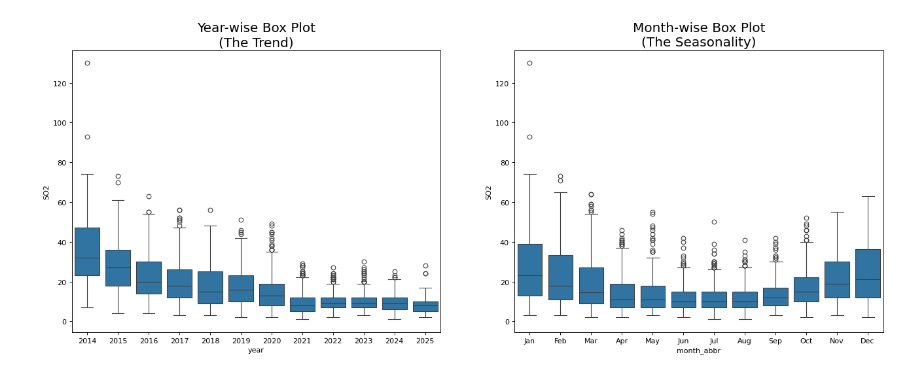
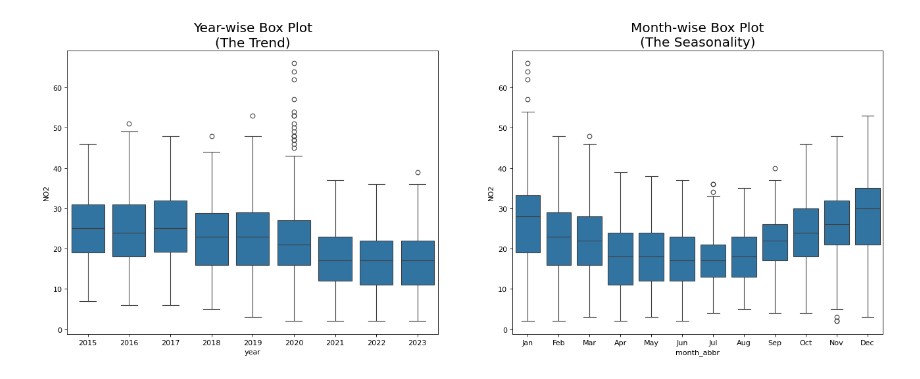
Before and after one commit to JosephMacula/umn_bootcamp_capstone_project, a Jupyter notebook: data-wrangling.ipynb, the cells around one changed output. Drawn from its saved outputs; the diff is of its cells as text; code cells hidden in the pictures.

```diff
--- a/data-wrangling.ipynb
+++ b/data-wrangling.ipynb
@@ -9,15 +11,14 @@ import datetime   # package that helps manipulate dates
 import matplotlib.dates as mdates
 import calendar
 # %%
-bjg_df = pd.read_csv('data/aqicn/beijing, west park.csv').dropna() # Capital city
+bjg_df = pd.read_csv('data/aqicn/beijing, west park.csv') # Capital city
 pzh_df = pd.read_csv('data/aqicn/panzhihua.csv') # Steel industry
 szh_df = pd.read_csv('data/aqicn/shuozhou.csv') # Coal center, Shanxi
-tyn_df = pd.read_csv('data/aqicn/taiyuan.csv') # Shanxi's capital city
 btu_df = pd.read_csv('data/aqicn/baotou.csv') # REE mining at Bayan Obo
 gzh_df = pd.read_csv('data/aqicn/ganzhou.csv')
 tsh_df = pd.read_csv('data/aqicn/tangshan.csv')
 # %%
-list_df = [bjg_df, pzh_df, szh_df, tyn_df, btu_df, gzh_df, tsh_df] # Update as needed
+list_df = [bjg_df, pzh_df, szh_df, btu_df, gzh_df, tsh_df] # Update as needed
 list_df_new=[]
 
 for df in list_df:
@@ -31,9 +32,12 @@ for df in list_df:
         if col != "date":
             data[col] = pd.to_numeric(data[col], errors='coerce')
 
+    data = data.dropna()
+    data = data.sort_values('date', ascending=False)
+
     list_df_new.append(data)
 
-[bjg_df, pzh_df, szh_df, tyn_df, btu_df, gzh_df, tsh_df] = list_df_new # Update as needed
+[bjg_df, pzh_df, szh_df, btu_df, gzh_df, tsh_df] = list_df_new # Update as needed
 # %%
 from dateutil.parser import parse     # package for date parsing
 import matplotlib as mpl
@@ -175,21 +179,21 @@ def seasonalityPlot(df, city_name, pollutant):
 # %%
 def boxPlot(df, pollutant):
     month_order = ['Jan', 'Feb', 'Mar', 'Apr', 'May', 'Jun',
                 'Jul', 'Aug', 'Sep', 'Oct', 'Nov', 'Dec']
     df['year'] = df.date.dt.year
     df['month'] = df.date.dt.month
     df['month_abbr'] = df.date.dt.strftime('%b')
     fig, axes = plt.subplots(1, 2, figsize=(20,7), dpi= 80)
     sns.boxplot(x='year', y=pollutant, data=df, ax=axes[0])
     sns.boxplot(x='month_abbr', y=pollutant, data=df.loc[~df.year.isin([2013, 2026]), :], order=month_order)
 
     # Set Title
     axes[0].set_title('Year-wise Box Plot\n(The Trend)', fontsize=18);
     axes[1].set_title('Month-wise Box Plot\n(The Seasonality)', fontsize=18)
     plt.show()
 
-boxPlot(btu_df, 'SO2')
+boxPlot(btu_df, 'NO2')
 # %% [output]
-[figure, old version]
+[figure, new version]
 # %%
 # Comparative plots
```
Also changed, not shown: parts of 7 cells of this notebook, 1 other file.
